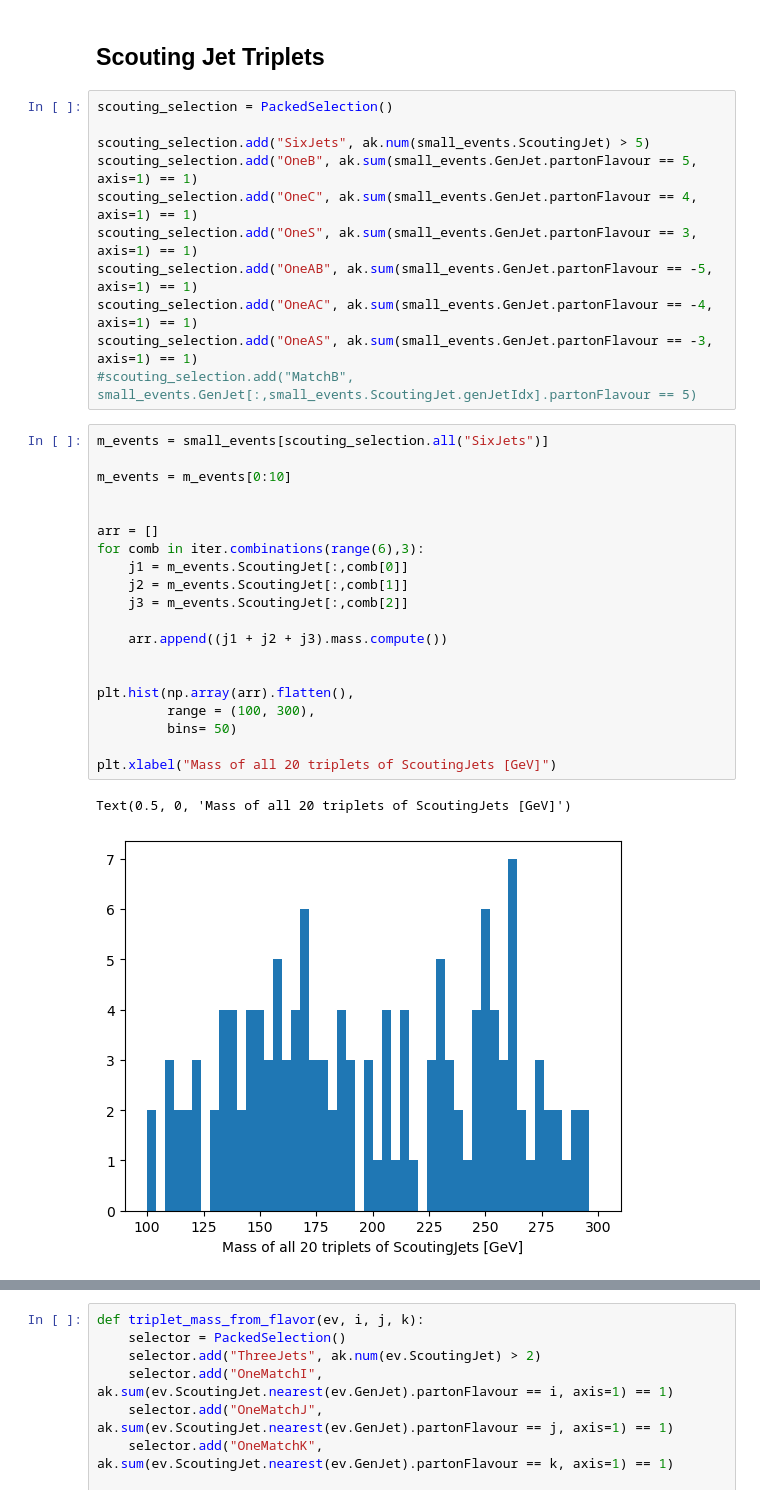
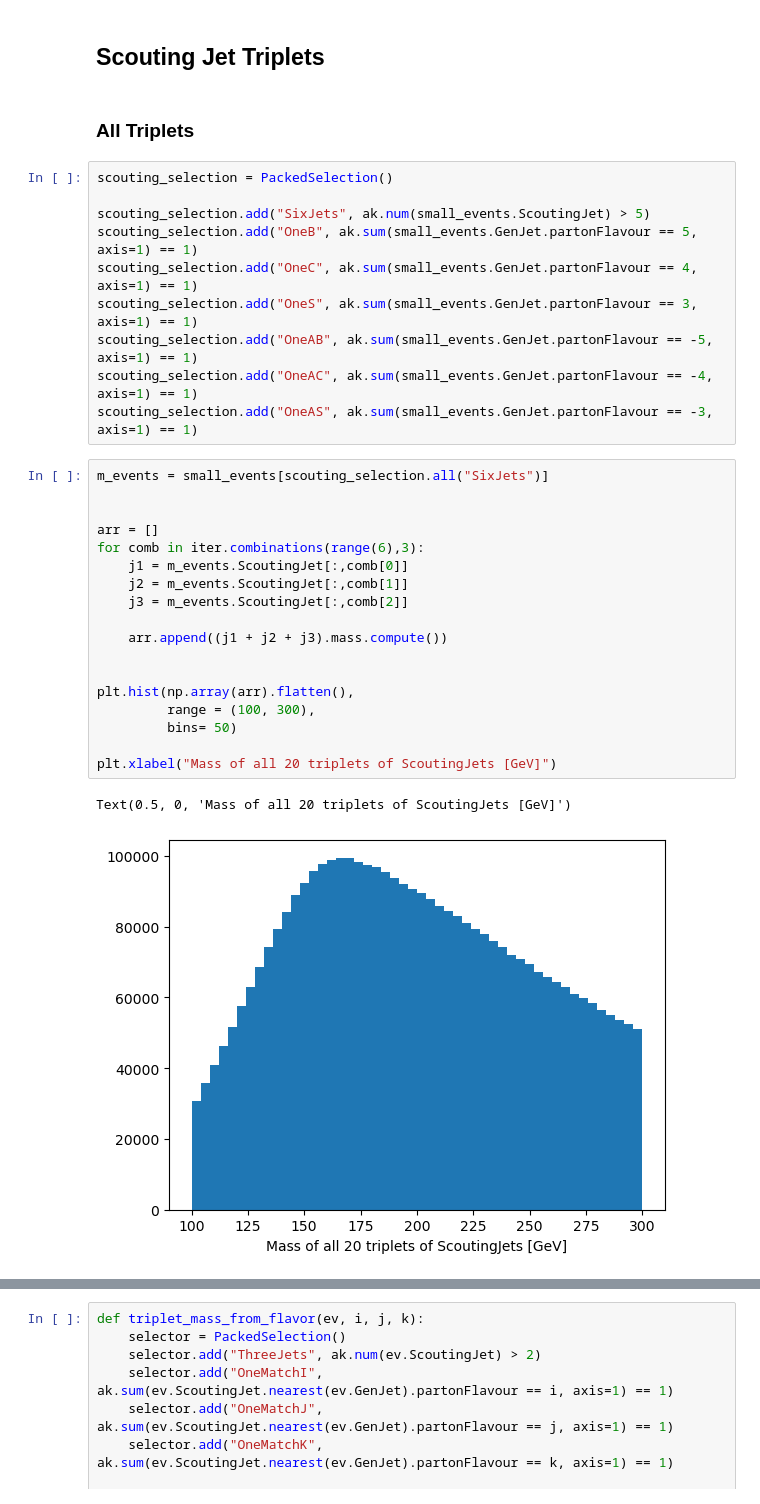
Before and after one commit to akanugan/MultiJets, a Jupyter notebook: top_sample_analyzer.ipynb, the cells around one changed output, grey strips where cells are left out. Saved outputs shown, nothing was run; the diff lists cells and outputs as text.

```diff
--- a/top_sample_analyzer.ipynb
+++ b/top_sample_analyzer.ipynb
@@ -138,6 +153,8 @@ Text(0.5, 0, 'Mass of b + c + as GenJets [GeV]')
 [figure]
 # %% [markdown]
 ## Scouting Jet Triplets
+# %% [markdown]
+### All Triplets
 # %%
 scouting_selection = PackedSelection()
 
@@ -148,27 +165,24 @@ scouting_selection.add("OneS", ak.sum(small_events.GenJet.partonFlavour == 3, ax
 scouting_selection.add("OneAB", ak.sum(small_events.GenJet.partonFlavour == -5, axis=1) == 1)
 scouting_selection.add("OneAC", ak.sum(small_events.GenJet.partonFlavour == -4, axis=1) == 1)
 scouting_selection.add("OneAS", ak.sum(small_events.GenJet.partonFlavour == -3, axis=1) == 1)
-#scouting_selection.add("MatchB", small_events.GenJet[:,small_events.ScoutingJet.genJetIdx].partonFlavour == 5)
 # %%
 m_events = small_events[scouting_selection.all("SixJets")]
-
-m_events = m_events[0:10]
 
 
 arr = []
 for comb in iter.combinations(range(6),3):
     j1 = m_events.ScoutingJet[:,comb[0]]
     j2 = m_events.ScoutingJet[:,comb[1]]
     j3 = m_events.ScoutingJet[:,comb[2]]
 
     arr.append((j1 + j2 + j3).mass.compute())
 
 
 plt.hist(np.array(arr).flatten(),
          range = (100, 300),
          bins= 50)
 
 plt.xlabel("Mass of all 20 triplets of ScoutingJets [GeV]")
 # %% [output]
 Text(0.5, 0, 'Mass of all 20 triplets of ScoutingJets [GeV]')
-[figure, old version]
+[figure, new version]
```
Also changed, not shown: parts of 15 cells of this notebook.
